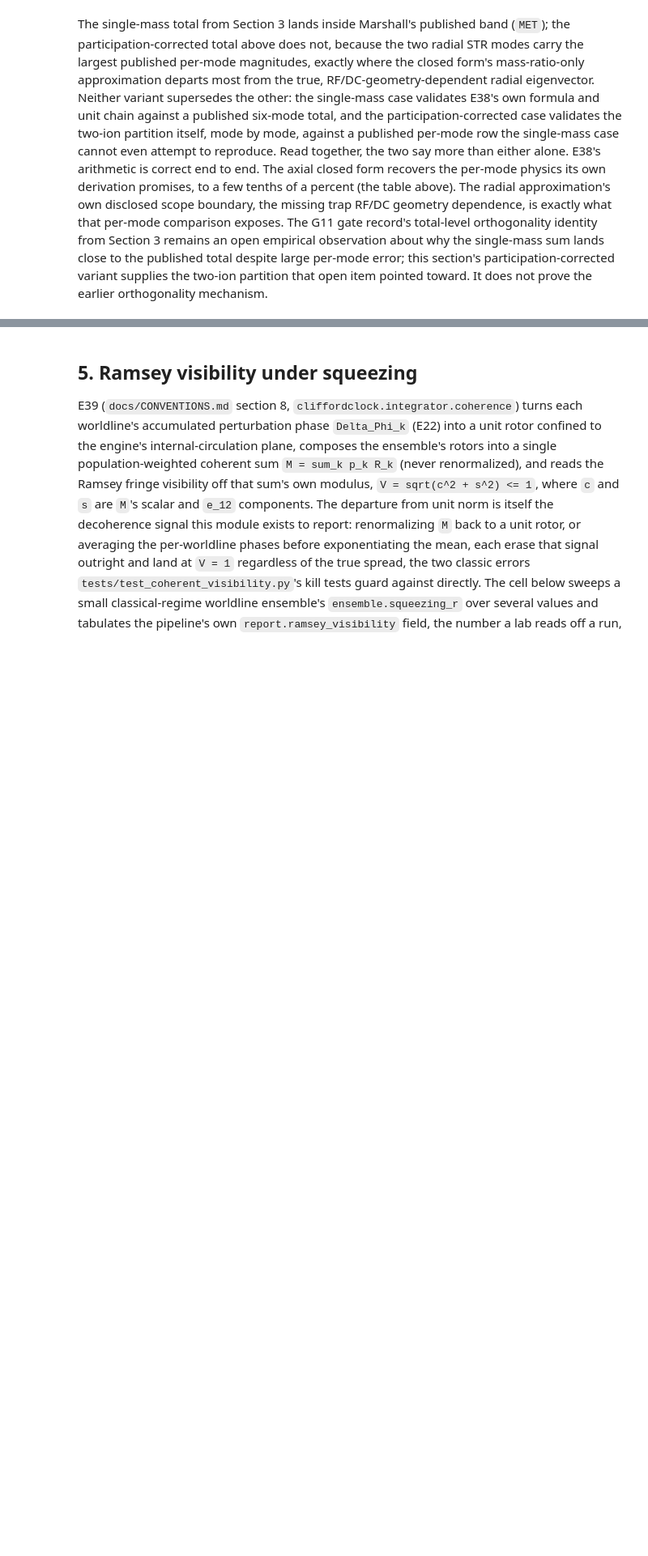
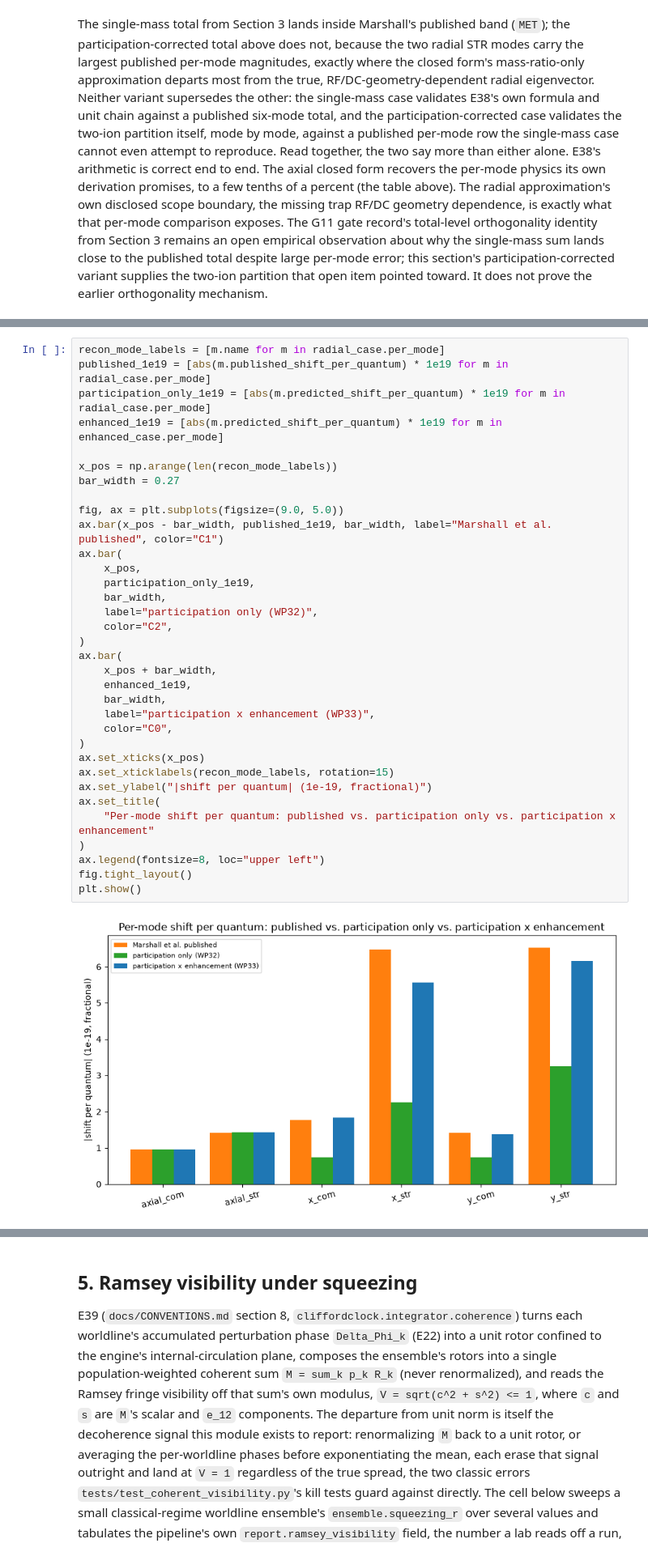
Before and after one commit to velar-mbr/CliffordClock, a Jupyter notebook: notebooks/13_trapped_ion_quantum_motion.ipynb, the cells around one changed output, grey strips where cells are left out. Shown at 81% size. Cells and saved outputs as stored; diff of their text form; blank space fills up the shorter version.

```diff
--- a/notebooks/13_trapped_ion_quantum_motion.ipynb
+++ b/notebooks/13_trapped_ion_quantum_motion.ipynb
@@ -739,0 +1121,36 @@ orthogonality mechanism.
+# %%
+recon_mode_labels = [m.name for m in radial_case.per_mode]
+published_1e19 = [abs(m.published_shift_per_quantum) * 1e19 for m in radial_case.per_mode]
+participation_only_1e19 = [abs(m.predicted_shift_per_quantum) * 1e19 for m in radial_case.per_mode]
+enhanced_1e19 = [abs(m.predicted_shift_per_quantum) * 1e19 for m in enhanced_case.per_mode]
+
+x_pos = np.arange(len(recon_mode_labels))
+bar_width = 0.27
+
+fig, ax = plt.subplots(figsize=(9.0, 5.0))
+ax.bar(x_pos - bar_width, published_1e19, bar_width, label="Marshall et al. published", color="C1")
+ax.bar(
+    x_pos,
+    participation_only_1e19,
+    bar_width,
+    label="participation only (WP32)",
+    color="C2",
+)
+ax.bar(
+    x_pos + bar_width,
+    enhanced_1e19,
+    bar_width,
+    label="participation x enhancement (WP33)",
+    color="C0",
+)
+ax.set_xticks(x_pos)
+ax.set_xticklabels(recon_mode_labels, rotation=15)
+ax.set_ylabel("|shift per quantum| (1e-19, fractional)")
+ax.set_title(
+    "Per-mode shift per quantum: published vs. participation only vs. participation x enhancement"
+)
+ax.legend(fontsize=8, loc="upper left")
+fig.tight_layout()
+plt.show()
+# %% [output]
+[figure, added]
```
Also changed, not shown: parts of 13 cells of this notebook.
